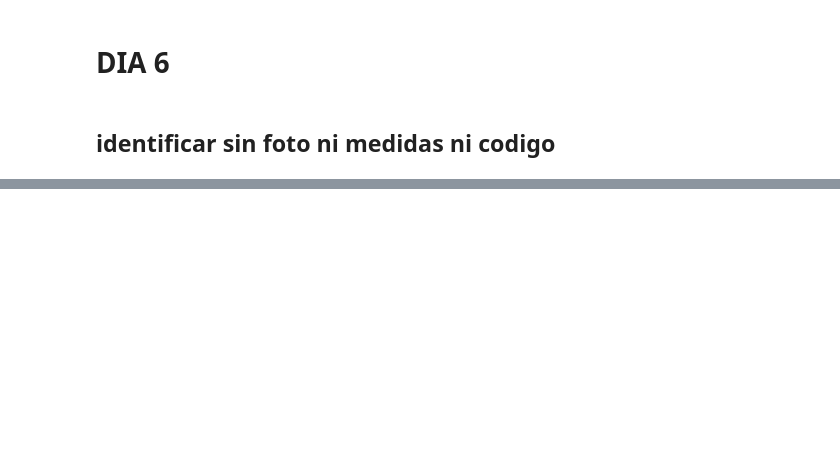
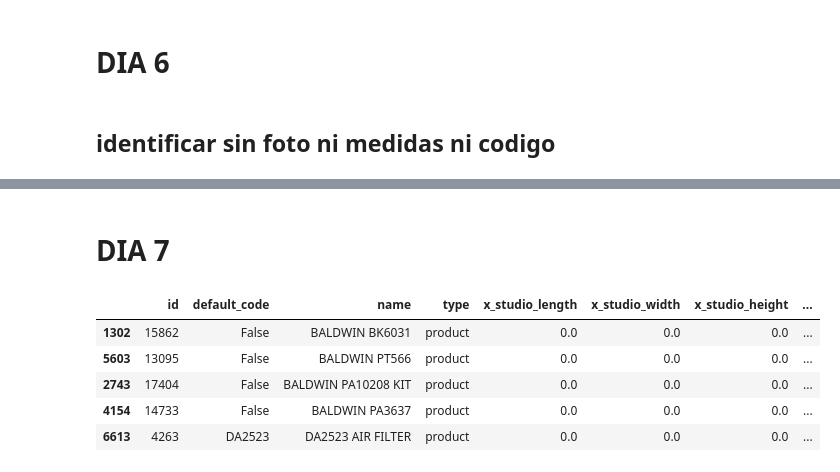
Before and after one commit to Juancanoanalyst/Donsson-Proyectos, a Jupyter notebook: DONSSON MIAMI/ETAPA1.IPYNB, the cells around one changed output, grey strips where cells are left out. Saved outputs shown, nothing was run; the diff lists cells and outputs as text; code cells hidden in the pictures; blank space fills up the shorter version.

```diff
--- a/DONSSON MIAMI/ETAPA1.IPYNB
+++ b/DONSSON MIAMI/ETAPA1.IPYNB
@@ -172,0 +171,19 @@ with pd.ExcelWriter(
+# %%
+import base64
+import os
+
+output_dir = "imagenes_odoo8_test"
+os.makedirs(output_dir, exist_ok=True)
+
+for _, row in df_test.iterrows():
+    if row["image"]:
+        image_data = base64.b64decode(row["image"])
+        filename = f"{row['default_code'] or row['id']}.png"
+        filepath = os.path.join(output_dir, filename)
+
+        with open(filepath, "wb") as f:
+            f.write(image_data)
+
+        print(f"Imagen guardada: {filepath}")
+# %% [markdown]
+# DIA 7
@@ -172,0 +271,9 @@ with pd.ExcelWriter(
+# %%
+df_catalogo.sample(5)
+# %% [output]
+|  | id | default_code | name | type | x_studio_length | x_studio_width | x_studio_height | ... |
+| 1302 | 15862 | False | BALDWIN BK6031 | product | 0.0 | 0.0 | 0.0 | ... |
+| 5603 | 13095 | False | BALDWIN PT566 | product | 0.0 | 0.0 | 0.0 | ... |
+| 2743 | 17404 | False | BALDWIN PA10208 KIT | product | 0.0 | 0.0 | 0.0 | ... |
+| 4154 | 14733 | False | BALDWIN PA3637 | product | 0.0 | 0.0 | 0.0 | ... |
+| 6613 | 4263 | DA2523 | DA2523 AIR FILTER | product | 0.0 | 0.0 | 0.0 | ... |
```
Also changed, not shown: parts of 28 cells of this notebook, 5 other files.
